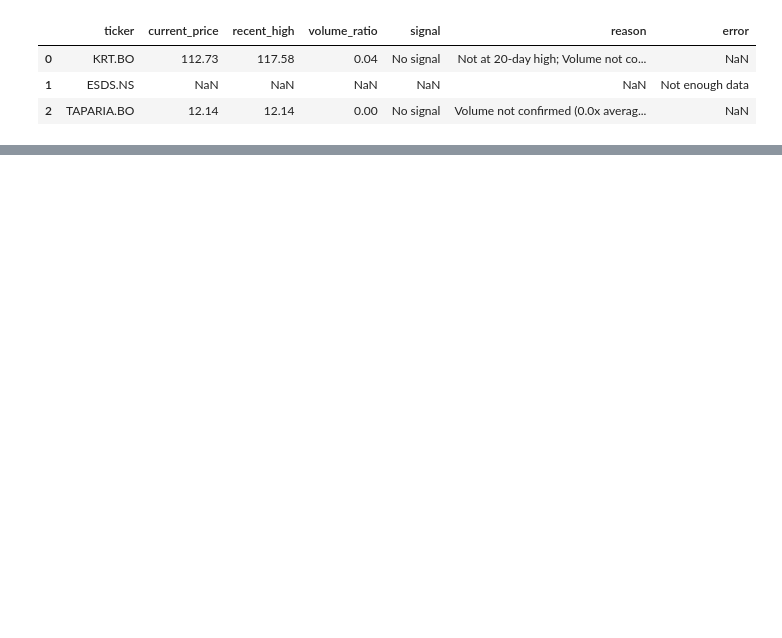
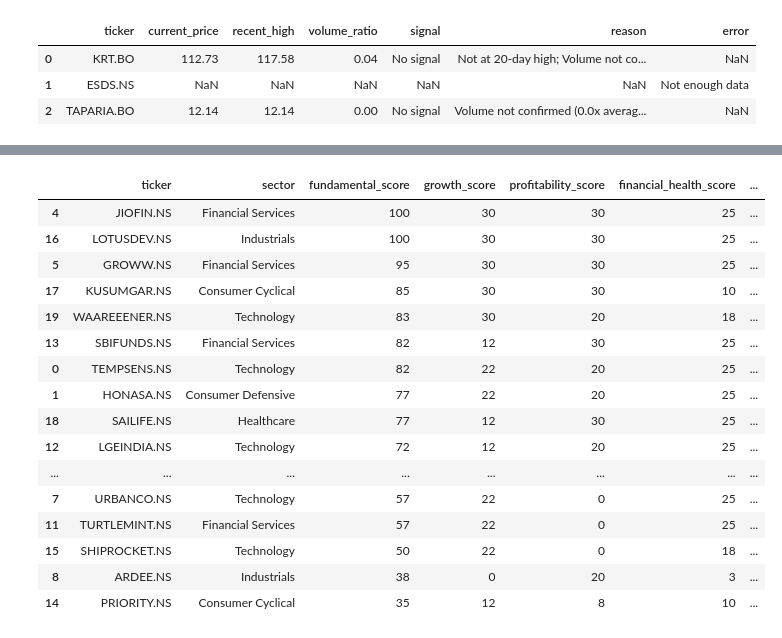
Before and after one commit to kartik-86/Equity-Signal, a Jupyter notebook: notebooks/01_explore_data.ipynb, the cells around one changed output, grey strips where cells are left out. Cells and saved outputs as stored; diff of their text form; code cells hidden in the pictures; blank space fills up the shorter version.

Commit message:
feat: add fundamental analysis scoring (growth, profitability, debt, insider holding) and wire into stock cards

```diff
--- a/notebooks/01_explore_data.ipynb
+++ b/notebooks/01_explore_data.ipynb
@@ -1027,3 +1027,9 @@ breakout_df
 | 14 | KRT.BO | 112.73 | 117.58 | 0.04 | No signal | Not at 20-day high; Volume not co... | NaN |
 | 15 | ESDS.NS | NaN | NaN | NaN | NaN | NaN | Not enough data |
 | 16 | TAPARIA.BO | 12.14 | 12.14 | 0.00 | No signal | Volume not confirmed (0.0x averag... | NaN |
+# %%
+import yfinance as yf
+
+stock = yf.Ticker("TEMPSENS.NS")
+info = stock.info
+print(info.keys())
@@ -1029,0 +1150,22 @@ breakout_df
+# %%
+fund_scores_all = [fundamental_score(t) for t in tickers]
+fund_scores_all_df = pd.DataFrame(fund_scores_all)
+fund_scores_all_df.sort_values("fundamental_score", ascending=False)
+# %% [output]
+|  | ticker | sector | fundamental_score | growth_score | profitability_score | financial_health_score | ... |
+| 4 | JIOFIN.NS | Financial Services | 100 | 30 | 30 | 25 | ... |
+| 16 | LOTUSDEV.NS | Industrials | 100 | 30 | 30 | 25 | ... |
+| 5 | GROWW.NS | Financial Services | 95 | 30 | 30 | 25 | ... |
+| 17 | KUSUMGAR.NS | Consumer Cyclical | 85 | 30 | 30 | 10 | ... |
+| 19 | WAAREEENER.NS | Technology | 83 | 30 | 20 | 18 | ... |
+| 13 | SBIFUNDS.NS | Financial Services | 82 | 12 | 30 | 25 | ... |
+| 0 | TEMPSENS.NS | Technology | 82 | 22 | 20 | 25 | ... |
+| 1 | HONASA.NS | Consumer Defensive | 77 | 22 | 20 | 25 | ... |
+| 18 | SAILIFE.NS | Healthcare | 77 | 12 | 30 | 25 | ... |
+| 12 | LGEINDIA.NS | Technology | 72 | 12 | 20 | 25 | ... |
+| ... | ... | ... | ... | ... | ... | ... | ... |
+| 7 | URBANCO.NS | Technology | 57 | 22 | 0 | 25 | ... |
+| 11 | TURTLEMINT.NS | Financial Services | 57 | 22 | 0 | 25 | ... |
+| 15 | SHIPROCKET.NS | Technology | 50 | 22 | 0 | 18 | ... |
+| 8 | ARDEE.NS | Industrials | 38 | 0 | 20 | 3 | ... |
+| 14 | PRIORITY.NS | Consumer Cyclical | 35 | 12 | 8 | 10 | ... |
```
Also changed, not shown: parts of 4 cells of this notebook, 1 other file.
